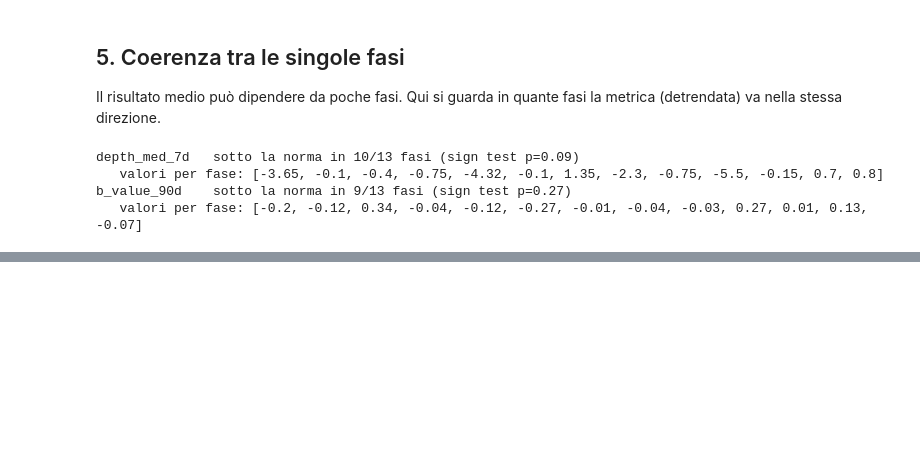
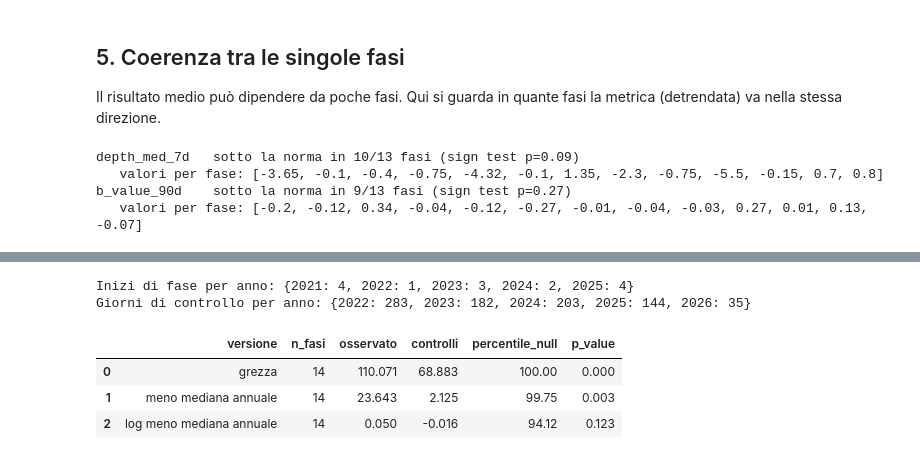
Before and after one commit to Marco967a/Etna_Data_Pipeline, a Jupyter notebook: notebooks/etna_preeruptive_colab.ipynb, the cells around one changed output, grey strips where cells are left out. Cells and saved outputs as stored; diff of their text form; code cells hidden in the pictures; blank space fills up the shorter version.

Commit message:
Completa il notebook Colab: controllo del confondente e conclusioni
Co-Authored-By: Claude Sonnet 5 <noreply@anthropic.com>

```diff
--- a/notebooks/etna_preeruptive_colab.ipynb
+++ b/notebooks/etna_preeruptive_colab.ipynb
@@ -150 +155,22 @@ b_value_90d    sotto la norma in 9/13 fasi (sign test p=0.27)
+# %%
+daily_n = pd.Series(1.0, index=eq.event_time_utc.dt.normalize()).groupby(level=0).sum()
+daily_n = daily_n.reindex(pd.date_range(days[0] - pd.Timedelta(days=30), END, freq="D"), fill_value=0)
+n30 = daily_n.rolling(30).sum().reindex(days)
+log_n = np.log10(n30.clip(lower=1))
+versions = {"grezza": n30,
+            "meno mediana annuale": n30 - n30.rolling(365, center=True, min_periods=120).median(),
+            "log meno mediana annuale": log_n - log_n.rolling(365, center=True, min_periods=120).median()}
+rows = []
+for name, s in versions.items():
+    r, _, _ = perm_test(s); rows.append({"versione": name, **r})
+print("Inizi di fase per anno:", onsets.year.value_counts().sort_index().to_dict())
+print("Giorni di controllo per anno:", pd.Series(pool_days.year).value_counts().sort_index().to_dict())
+pd.DataFrame(rows).round(3)
+# %% [output]
+Inizi di fase per anno: {2021: 4, 2022: 1, 2023: 3, 2024: 2, 2025: 4}
+Giorni di controllo per anno: {2022: 283, 2023: 182, 2024: 203, 2025: 144, 2026: 35}
+|  | versione | n_fasi | osservato | controlli | percentile_null | p_value |
+| 0 | grezza | 14 | 110.071 | 68.883 | 100.00 | 0.000 |
+| 1 | meno mediana annuale | 14 | 23.643 | 2.125 | 99.75 | 0.003 |
+| 2 | log meno mediana annuale | 14 | 0.050 | -0.016 | 94.12 | 0.123 |
 # %% [markdown]
```
Also changed, not shown: parts of 2 cells of this notebook.
